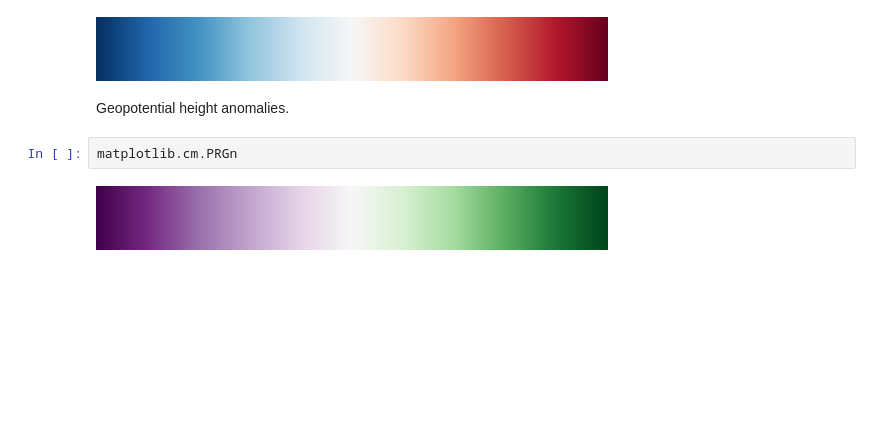
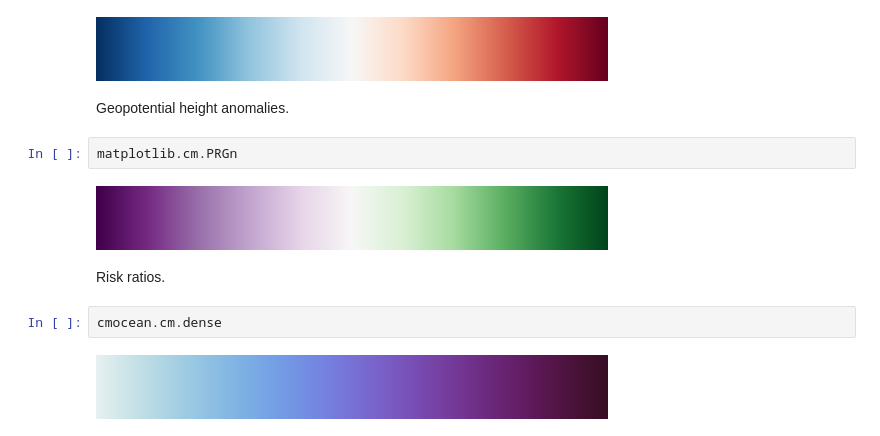
Before and after one commit to njleach/Thesis, a Jupyter notebook: ancil/Thesis-styleguide.ipynb, the cells around one changed output. Cells and saved outputs as stored; diff of their text form; blank space fills up the shorter version.

```diff
--- a/ancil/Thesis-styleguide.ipynb
+++ b/ancil/Thesis-styleguide.ipynb
@@ -145,3 +121,9 @@ Geopotential height anomalies.
 matplotlib.cm.PRGn
 # %% [output]
 [figure]
+# %% [markdown]
+Risk ratios.
+# %%
+cmocean.cm.dense
+# %% [output]
+[figure, added]
```
Also changed, not shown: parts of 3 cells of this notebook, 2 other files.
